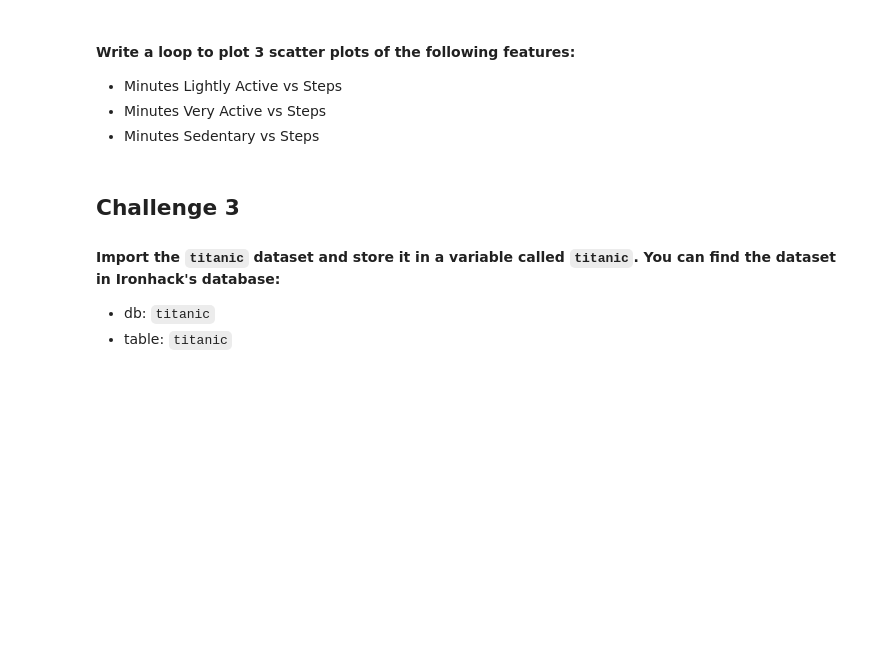
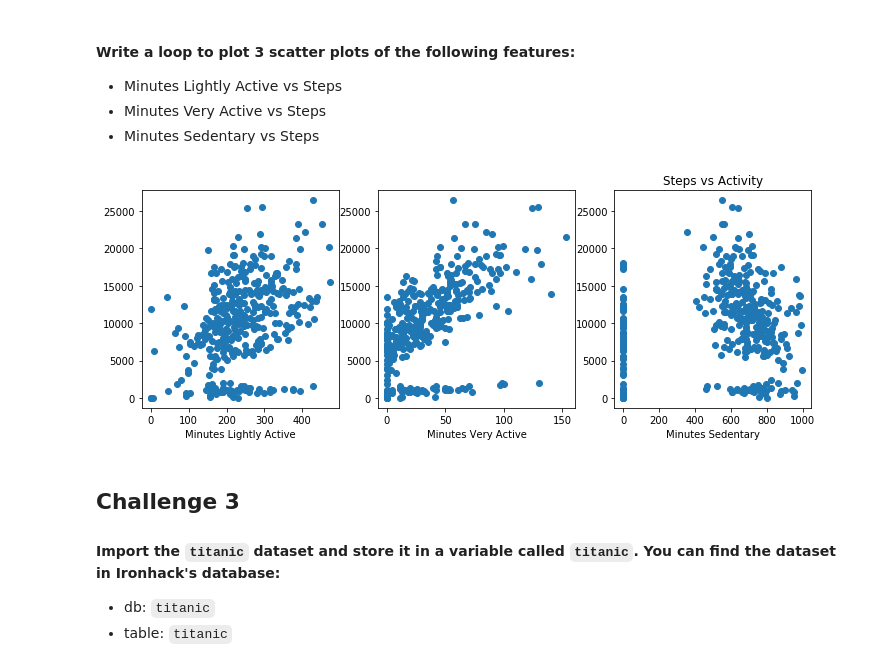
Before and after one commit to ta-datapt-bcn/lab-matplotlib-seaborn, a Jupyter notebook: your-code/main.ipynb, the cells around one changed output. Cells and saved outputs as stored; diff of their text form; code cells hidden in the pictures; blank space fills up the shorter version.

```diff
--- a/your-code/main.ipynb
+++ b/your-code/main.ipynb
@@ -151,3 +149,15 @@ p2 = plt.bar(median_steps_by_work_or_weekend.index[1], median_steps_by_work_or_w
+# %%
+# your code here
+x = ['Minutes Lightly Active', 'Minutes Very Active', 'Minutes Sedentary']
+fig, (ax1, ax2, ax3) = plt.subplots(nrows=1, ncols=3, figsize=(12,4))
+axis = [ax1, ax2, ax3]
+plt.title('Steps vs Activity')
+for i in range(len(axis)):
+    plt.sca(axis[i])
+    plt.scatter(fitbit[x[i]], fitbit.Steps)
+    plt.xlabel(x[i])
+# %% [output]
+[figure, added]
 # %% [markdown]
 ## Challenge 3
 
```
Also changed, not shown: parts of 1 cell of this notebook, 3 other files.
